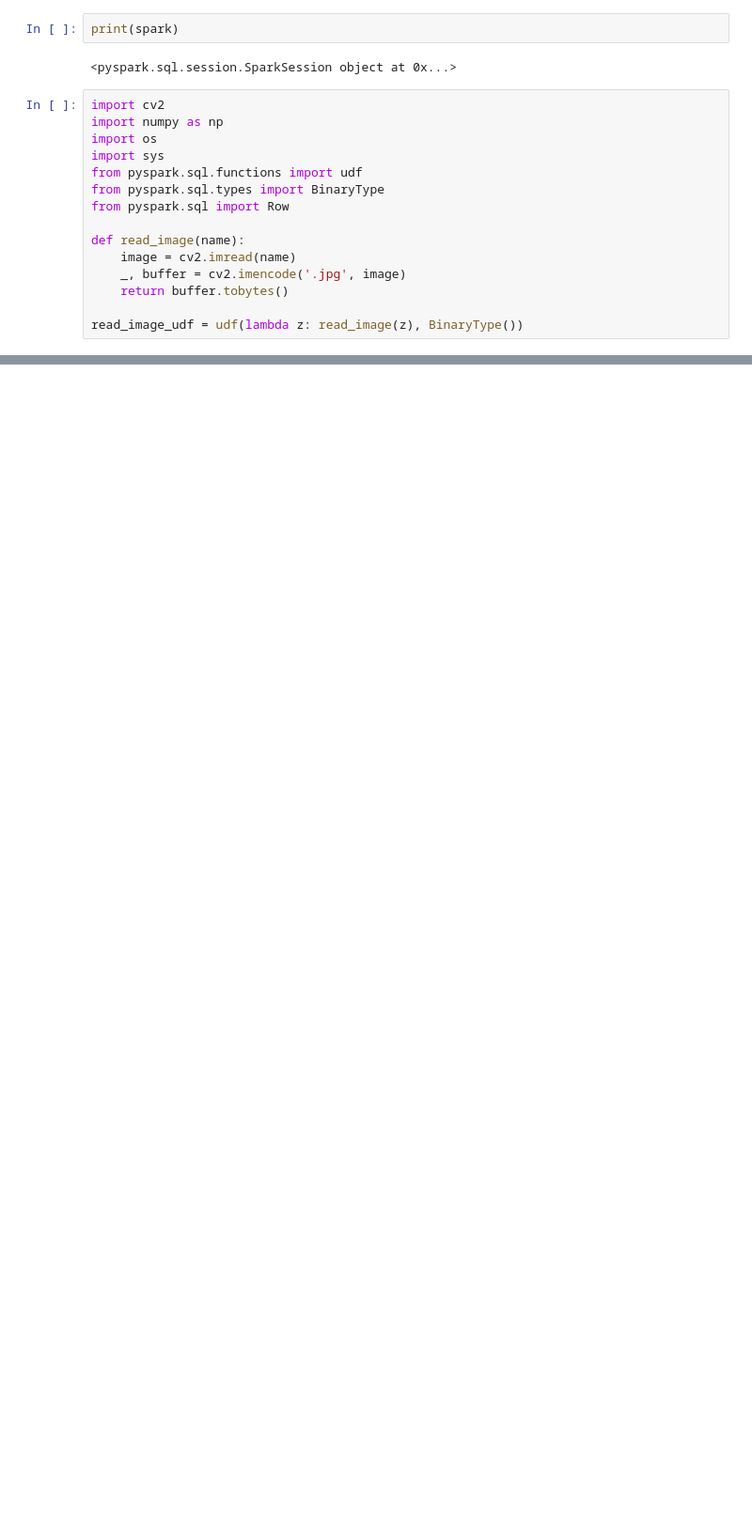
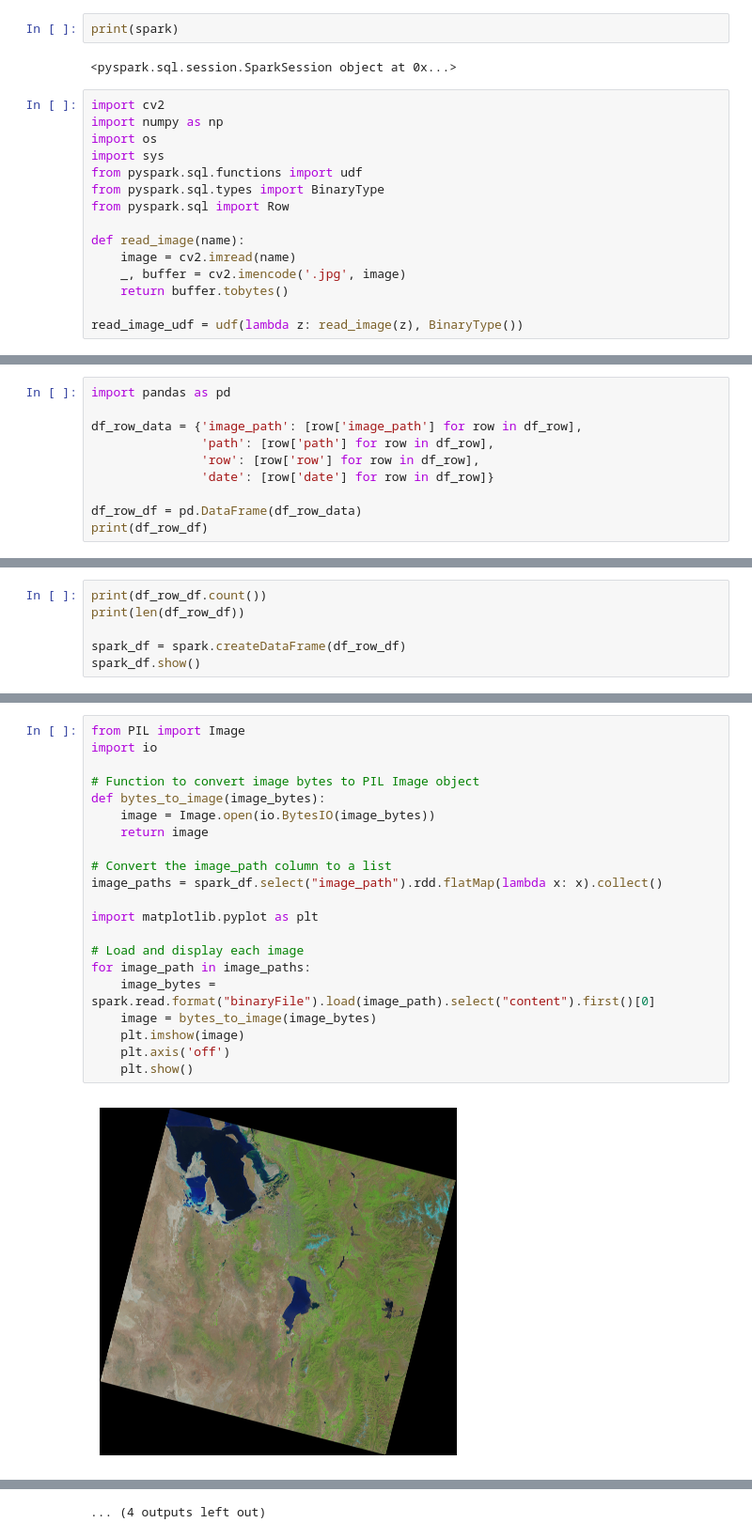
Before and after one commit to Morpheus1024/Detekcja-zmian-uzytkowania-ziemi, a Jupyter notebook: spark.ipynb, the cells around one changed output, grey strips where cells are left out. Shown at 94% size. Drawn from its saved outputs; the diff is of its cells as text; blank space fills up the shorter version.

Commit message:
update spark

```diff
--- a/spark.ipynb
+++ b/spark.ipynb
@@ -63,0 +67,10 @@ show_image(image_paths[0])
+# %%
+import pandas as pd
+
+df_row_data = {'image_path': [row['image_path'] for row in df_row],
+               'path': [row['path'] for row in df_row],
+               'row': [row['row'] for row in df_row],
+               'date': [row['date'] for row in df_row]}
+
+df_row_df = pd.DataFrame(df_row_data)
+print(df_row_df)
@@ -63,0 +102,6 @@ show_image(image_paths[0])
+# %%
+print(df_row_df.count())
+print(len(df_row_df))
+
+spark_df = spark.createDataFrame(df_row_df)
+spark_df.show()
@@ -63,0 +135,23 @@ show_image(image_paths[0])
+# %%
+from PIL import Image
+import io
+
+# Function to convert image bytes to PIL Image object
+def bytes_to_image(image_bytes):
+    image = Image.open(io.BytesIO(image_bytes))
+    return image
+
+# Convert the image_path column to a list
+image_paths = spark_df.select("image_path").rdd.flatMap(lambda x: x).collect()
+
+import matplotlib.pyplot as plt
+
+# Load and display each image
+for image_path in image_paths:
+    image_bytes = spark.read.format("binaryFile").load(image_path).select("content").first()[0]
+    image = bytes_to_image(image_bytes)
+    plt.imshow(image)
+    plt.axis('off')
+    plt.show()
+# %% [output]
+[figure, added]
@@ -63,0 +169 @@ show_image(image_paths[0])
+... (4 outputs left out)
```
Also changed, not shown: parts of 9 cells of this notebook.
